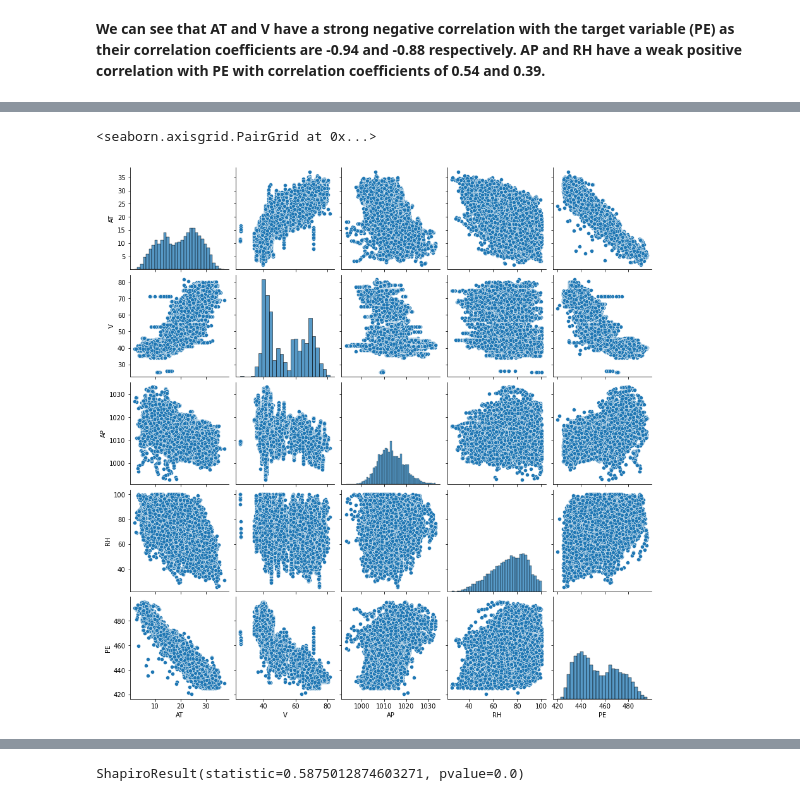
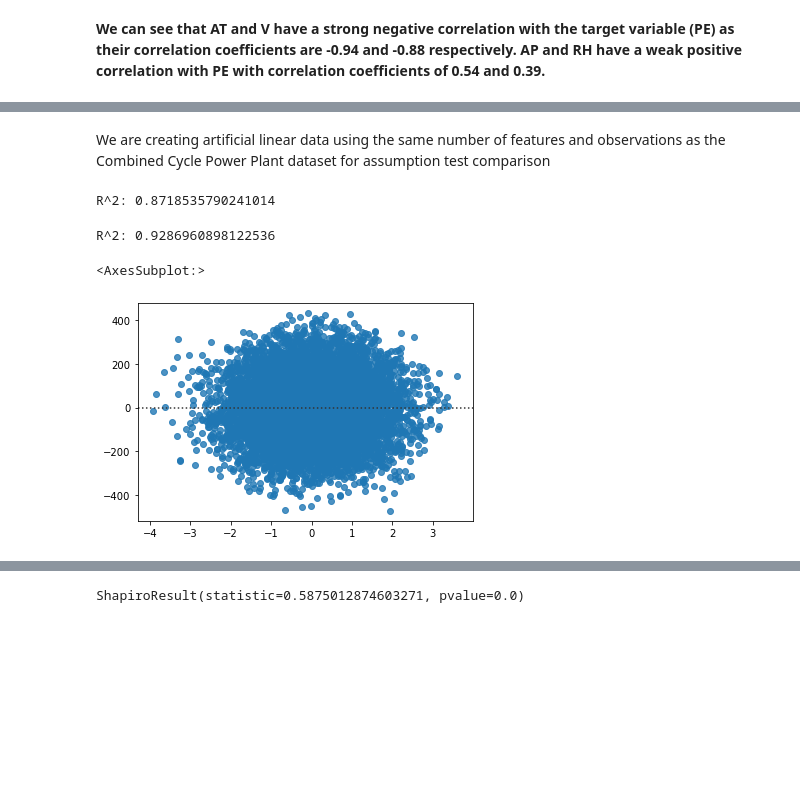
Before and after one commit to nafisa-samia/Using-Regression-Algorithm-Combined-Cycle-Power-Plant-Energy-Prediction, a Jupyter notebook: Combined_Cycle_Power_Plant_Regression.ipynb, the cells around one changed output, grey strips where cells are left out. Saved outputs shown, nothing was run; the diff lists cells and outputs as text; code cells hidden in the pictures; blank space fills up the shorter version.

Commit message:
Assumptions of LR updated v2
Updated the code for the assumptions

```diff
--- a/Combined_Cycle_Power_Plant_Regression.ipynb
+++ b/Combined_Cycle_Power_Plant_Regression.ipynb
@@ -151,6 +119,31 @@ testing score--->0.9339152531879142
-# %%
-sns.pairplot(df)
-# %% [output]
-<seaborn.axisgrid.PairGrid at 0x...>
-[figure, removed]
+# %% [markdown]
+We are creating artificial linear data using the same number of features and observations as the
+Combined Cycle Power Plant dataset for assumption test comparison
+# %%
+linear_X, linear_y = make_regression(df.shape[0],X.shape[1],noise=50,random_state=42)
+# %%
+# Fitting the model for the linear dataset
+linear_model = LinearRegression()
+linear_model.fit(linear_X, linear_y)
+
+# Returning the R^2 for the model
+linear_r2 = linear_model.score(linear_X, linear_y)
+print('R^2: {0}'.format(linear_r2))
+# %% [output]
+R^2: 0.8718535790241014
+# %%
+# Fitting the model for CCPP dataset
+ccpp_model = LinearRegression()
+ccpp_model.fit(X, y)
+
+# Returning the R^2 for the model
+ccpp_r2 = ccpp_model.score(X, y)
+print('R^2: {0}'.format(ccpp_r2))
+# %% [output]
+R^2: 0.9286960898122536
+# %%
+sns.residplot(linear_X[:,0],linear_y)
+# %% [output]
+<AxesSubplot:>
+[figure, added]
 # %%
```
Also changed, not shown: parts of 81 cells of this notebook.
